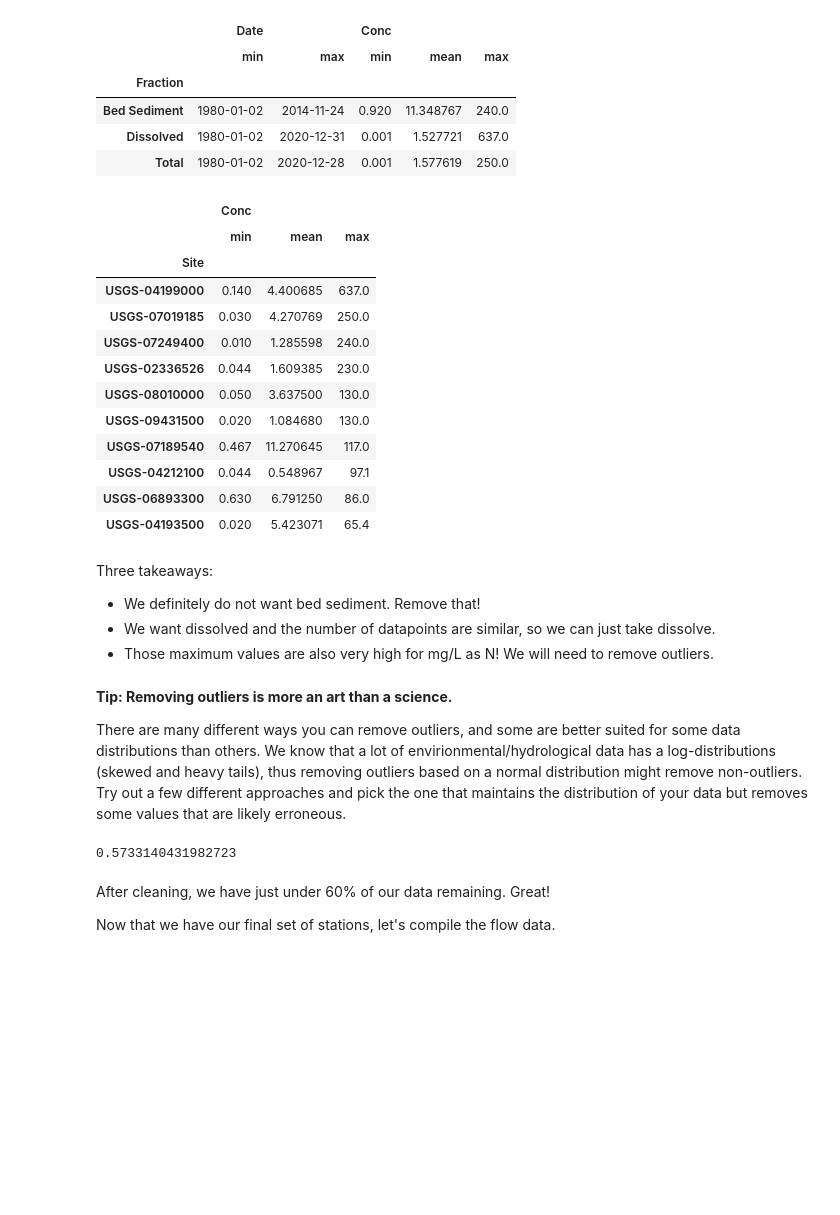
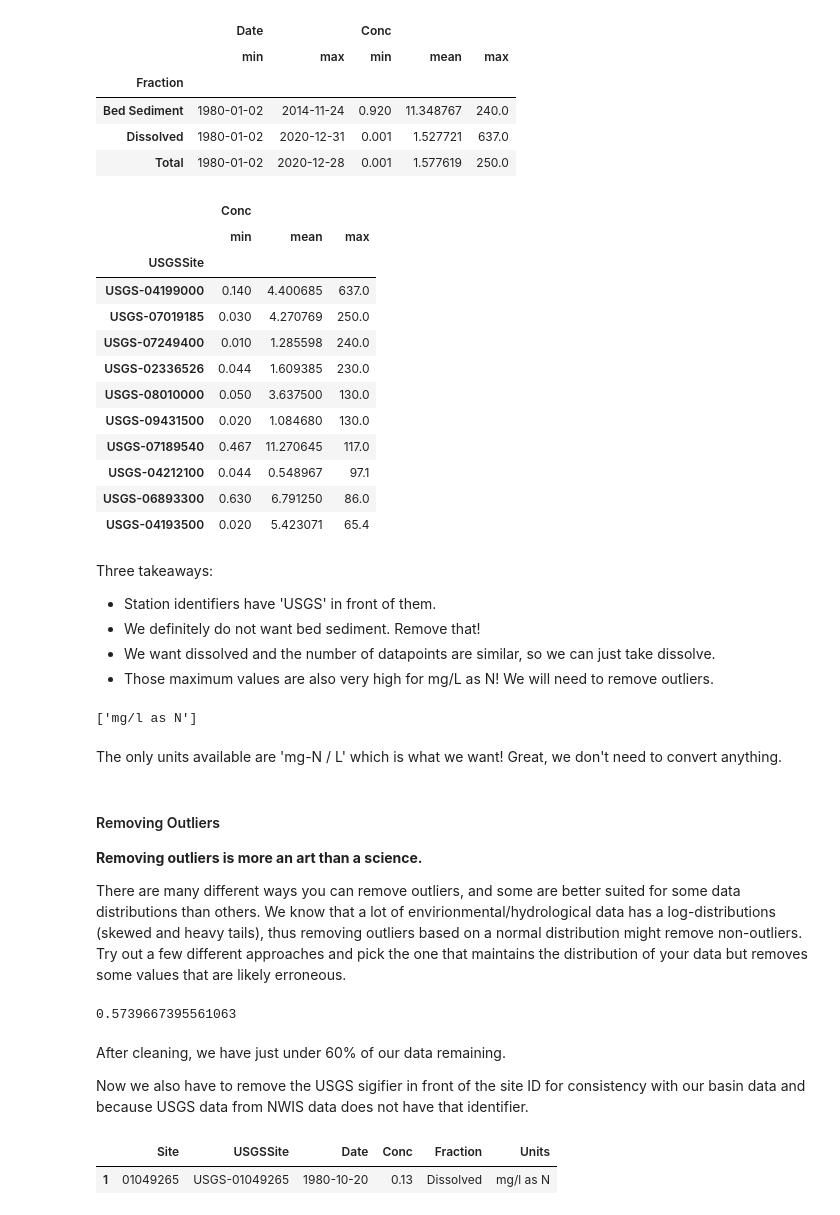
Before and after one commit to danykakbyrnes/DataExplorationWorkshop, a Jupyter notebook: CODE/DATA_datasetCompilation.ipynb, the cells around one changed output. Cells and saved outputs as stored; diff of their text form; code cells hidden in the pictures; blank space fills up the shorter version.

```diff
--- a/CODE/DATA_datasetCompilation.ipynb
+++ b/CODE/DATA_datasetCompilation.ipynb
@@ -167,7 +165,7 @@ grouped_solute.head()
 | Dissolved | 1980-01-02 | 2020-12-31 | 0.001 | 1.527721 | 637.0 |
 | Total | 1980-01-02 | 2020-12-28 | 0.001 | 1.577619 | 250.0 |
 # %%
-grouped_solute = DailyWQData.groupby('Site').agg({
+grouped_solute = DailyWQData.groupby('USGSSite').agg({
     'Conc': ['min', 'mean', 'max']
 })
 grouped_solute = grouped_solute.sort_values(by=('Conc', 'max'), ascending=False)
@@ -175,7 +173,7 @@ grouped_solute.head(10)
 # %% [output]
 |  | Conc |  |  |
 |  | min | mean | max |
-| Site |  |  |  |
+| USGSSite |  |  |  |
 | USGS-04199000 | 0.140 | 4.400685 | 637.0 |
 | USGS-07019185 | 0.030 | 4.270769 | 250.0 |
 | USGS-07249400 | 0.010 | 1.285598 | 240.0 |
@@ -188,6 +186,7 @@ grouped_solute.head(10)
 | USGS-04193500 | 0.020 | 5.423071 | 65.4 |
 # %% [markdown]
 Three takeaways:
+- Station identifiers have 'USGS' in front of them.
 - We definitely do not want bed sediment. Remove that!
 - We want dissolved and the number of datapoints are similar, so we can just take dissolve.
 - Those maximum values are also very high for mg/L as N! We will need to remove outliers.
@@ -195,13 +195,22 @@ Three takeaways:
 DailyWQData = DailyWQData[DailyWQData['Fraction'] == 'Dissolved']
+# %%
+# Let's check the units to make sure they are what we expect and that they are consistent through the entire dataset.
+unitsAvail = DailyWQData['Units'].unique()
+print(unitsAvail)
+# %% [output]
+['mg/l as N']
+# %% [markdown]
+The only units available are 'mg-N / L' which is what we want! Great, we don't need to convert anything.
 # %% [markdown]
-**Tip: Removing outliers is more an art than a science.**
+#### Removing Outliers
+**Removing outliers is more an art than a science.**
 
 There are many different ways you can remove outliers, and some are better suited for some data distributions than others. We know that a lot of envirionmental/hydrological data has a log-distributions (skewed and heavy tails), thus removing outliers based on a normal distribution might remove non-outliers. Try out a few different approaches and pick the one that maintains the distribution of your data but removes some values that are likely erroneous.
 # %%
-uniqSites = DailyWQData['Site'].unique()
+uniqSites = DailyWQData['USGSSite'].unique()
 rmIdx= []
 for uniqSite in uniqSites:
-    temp = DailyWQData[DailyWQData['Site'] == uniqSite].copy()
+    temp = DailyWQData[DailyWQData['USGSSite'] == uniqSite].copy()
 
     # Calculating log10 concentration.
     temp['LogConc'] = np.log10(temp['Conc'])
@@ -219,8 +228,16 @@ for uniqSite in uniqSites:
 DailyWQData = DailyWQData.loc[rmIdx]
 print(len(DailyWQData)/len(uncleanDailyWQData))
 # %% [output]
-0.5733140431982723
+0.5739667395561063
 # %% [markdown]
-After cleaning, we have just under 60% of our data remaining. Great!
+After cleaning, we have just under 60% of our data remaining.
 
-Now that we have our final set of stations, let's compile the flow data.
+Now we also have to remove the USGS sigifier in front of the site ID for consistency with our basin data and because USGS data from NWIS data does not have that identifier.
+# %%
+DailyWQData['Site'] = DailyWQData['USGSSite'].str.slice(start=5)
+col = DailyWQData.pop("Site")
+DailyWQData.insert(0, col.name, col)
+DailyWQData.head(1)
+# %% [output]
+|  | Site | USGSSite | Date | Conc | Fraction | Units |
+| 1 | 01049265 | USGS-01049265 | 1980-10-20 | 0.13 | Dissolved | mg/l as N |
```
Also changed, not shown: parts of 16 cells of this notebook.
